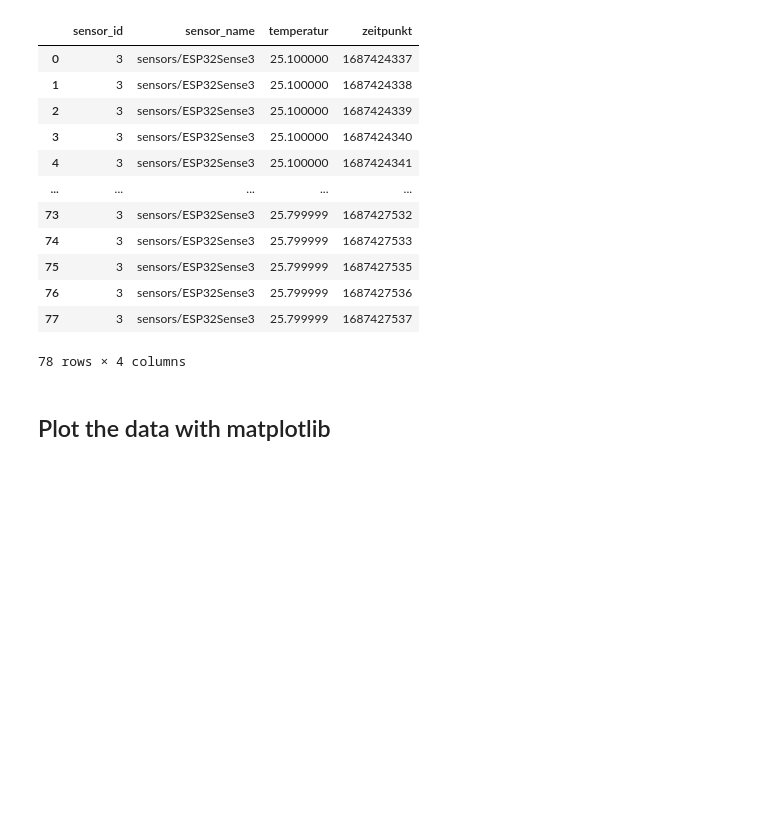
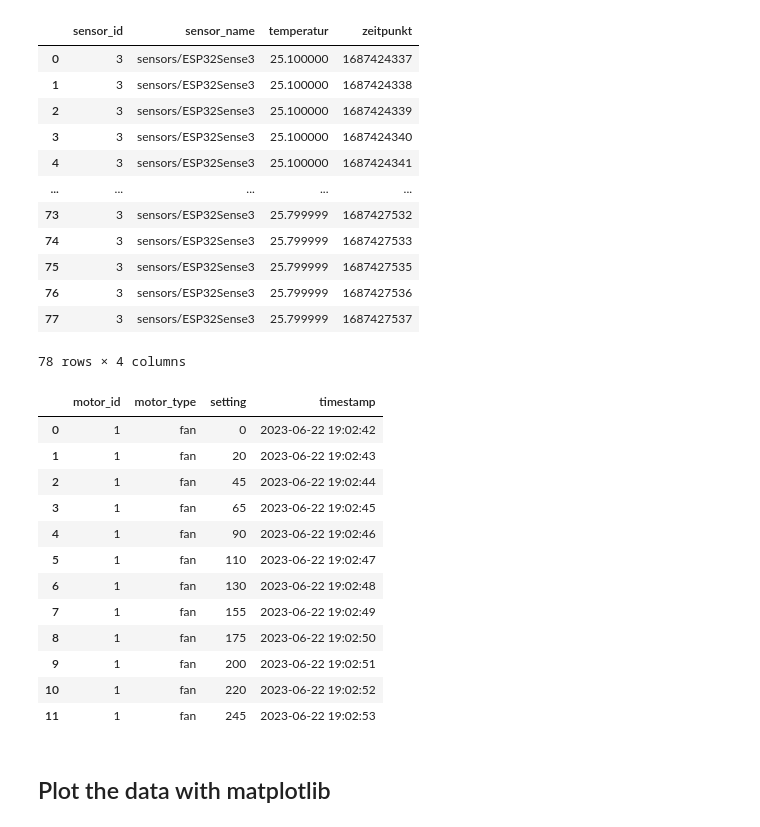
Before and after one commit to BHH-IT-Jahrgang2022/challenge1ICETruckLowLevelGroup, a Jupyter notebook: python/src/plot/plotTemp.ipynb, the cells around one changed output. Saved outputs shown, nothing was run; the diff lists cells and outputs as text; code cells hidden in the pictures; blank space fills up the shorter version.

```diff
--- a/python/src/plot/plotTemp.ipynb
+++ b/python/src/plot/plotTemp.ipynb
@@ -131,9 +133,23 @@ data_sense_3
 78 rows × 4 columns
 # %%
 data_motor_1 = pd.read_json(filepath + "motor_data_1.json")
-data_motor_2 = pd.read_json(filepath + "motor_data_2.json")
+#data_motor_2 = pd.read_json(filepath + "motor_data_2.json")
 
 data_motor_1
+# %% [output]
+|  | motor_id | motor_type | setting | timestamp |
+| 0 | 1 | fan | 0 | 2023-06-22 19:02:42 |
+| 1 | 1 | fan | 20 | 2023-06-22 19:02:43 |
+| 2 | 1 | fan | 45 | 2023-06-22 19:02:44 |
+| 3 | 1 | fan | 65 | 2023-06-22 19:02:45 |
+| 4 | 1 | fan | 90 | 2023-06-22 19:02:46 |
+| 5 | 1 | fan | 110 | 2023-06-22 19:02:47 |
+| 6 | 1 | fan | 130 | 2023-06-22 19:02:48 |
+| 7 | 1 | fan | 155 | 2023-06-22 19:02:49 |
+| 8 | 1 | fan | 175 | 2023-06-22 19:02:50 |
+| 9 | 1 | fan | 200 | 2023-06-22 19:02:51 |
+| 10 | 1 | fan | 220 | 2023-06-22 19:02:52 |
+| 11 | 1 | fan | 245 | 2023-06-22 19:02:53 |
 # %% [markdown]
 ## Plot the data with matplotlib
 # %%
```
Also changed, not shown: parts of 6 cells of this notebook.
